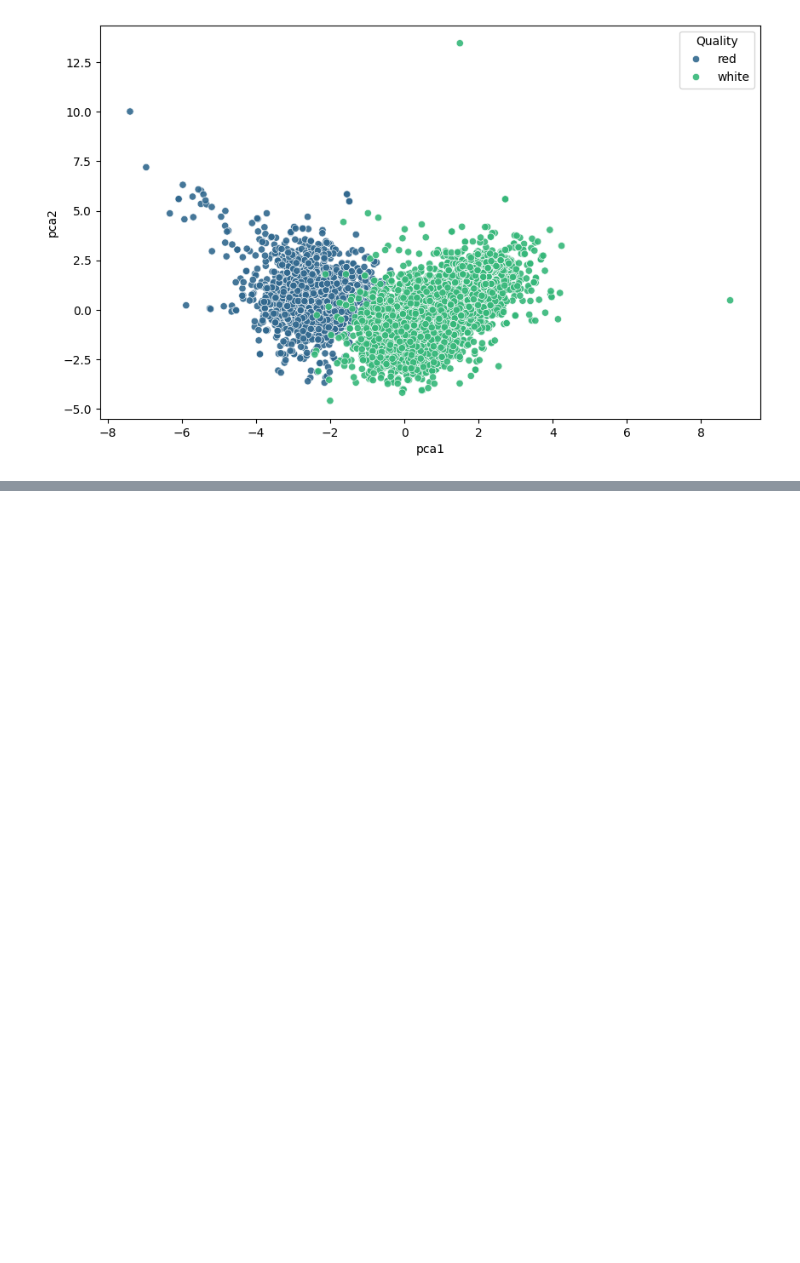
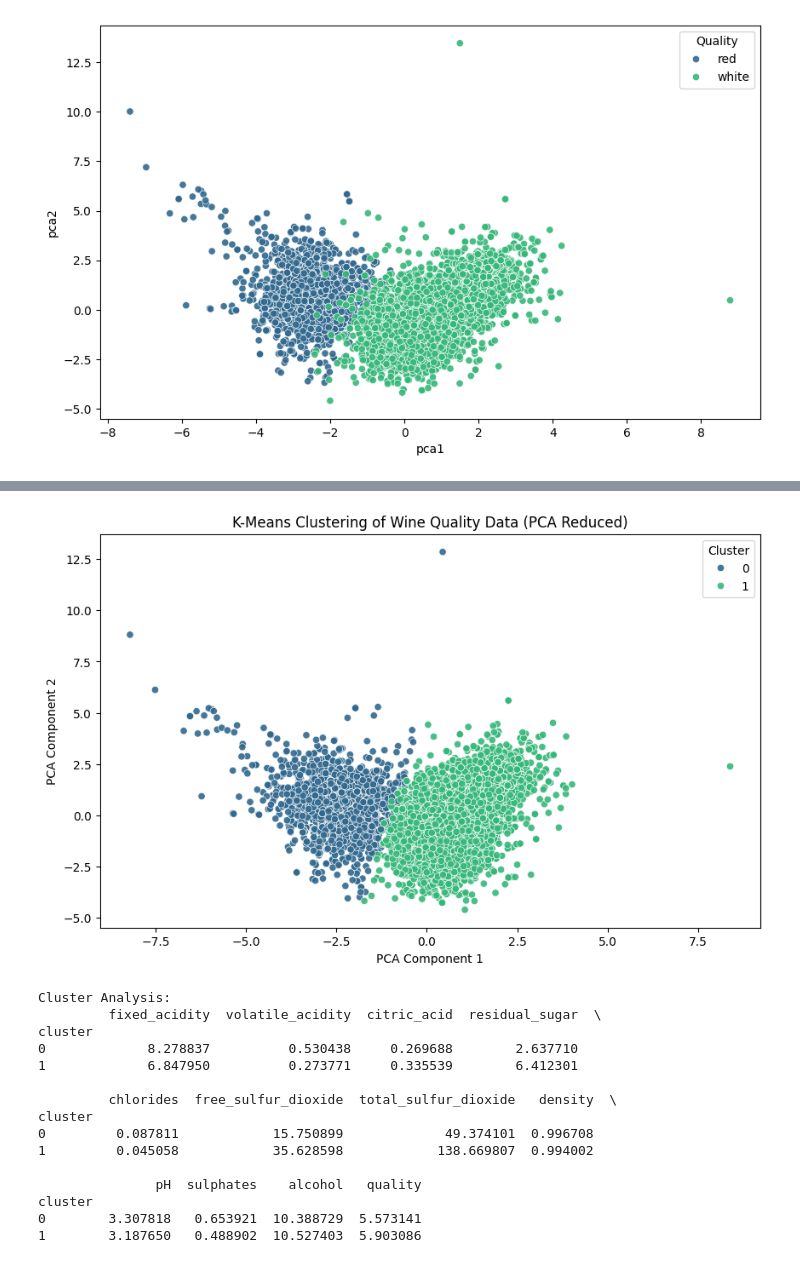
Before and after one commit to dissabnd/Applied-AI-in-Chemical-and-Process-Engineering, a Jupyter notebook: _testing.ipynb, the cells around one changed output, grey strips where cells are left out. Drawn from its saved outputs; the diff is of its cells as text; code cells hidden in the pictures; blank space fills up the shorter version.

```diff
--- a/_testing.ipynb
+++ b/_testing.ipynb
@@ -257,0 +104,59 @@ plt.show()
+# %%
+# prompt: lets use 'fixed_acidity', 'volatile_acidity', 'citric_acid', 'residual_sugar',
+#        'chlorides', 'free_sulfur_dioxide', 'total_sulfur_dioxide', 'density',
+#        'pH', 'sulphates', 'alcohol', 'quality', 'color' and do k-means ..lokking for 3 clusters
+
+from sklearn.preprocessing import StandardScaler
+from sklearn.cluster import KMeans
+
+# Select the features for clustering
+features = ['fixed_acidity', 'volatile_acidity', 'citric_acid', 'residual_sugar',
+            'chlorides', 'free_sulfur_dioxide', 'total_sulfur_dioxide', 'density',
+            'pH', 'sulphates', 'alcohol', 'quality']
+X = df[features]
+
+# Scale the features
+scaler = StandardScaler()
+X_scaled = scaler.fit_transform(X)
+
+# Apply K-Means clustering
+kmeans = KMeans(n_clusters=2, random_state=42, n_init=10)  # Set n_init explicitly
+df['cluster'] = kmeans.fit_predict(X_scaled)
+
+# Visualize the clusters (using PCA for dimensionality reduction for visualization)
+from sklearn.decomposition import PCA
+
+pca = PCA(n_components=2)
+X_pca = pca.fit_transform(X_scaled)
+
+df['pca1'] = X_pca[:, 0]
+df['pca2'] = X_pca[:, 1]
+
+plt.figure(figsize=(10, 6))
+sns.scatterplot(data=df, x='pca1', y='pca2', hue='cluster', palette='viridis', alpha=0.9)
+plt.title('K-Means Clustering of Wine Quality Data (PCA Reduced)')
+plt.xlabel('PCA Component 1')
+plt.ylabel('PCA Component 2')
+plt.legend(title='Cluster')
+plt.show()
+
+# Analyze the characteristics of each cluster
+print("\nCluster Analysis:")
+print(df.groupby('cluster')[features].mean())
+# %% [output]
+[figure, added]
+Cluster Analysis:
+         fixed_acidity  volatile_acidity  citric_acid  residual_sugar  \
+cluster
+0             8.278837          0.530438     0.269688        2.637710
+1             6.847950          0.273771     0.335539        6.412301
+
+         chlorides  free_sulfur_dioxide  total_sulfur_dioxide   density  \
+cluster
+0         0.087811            15.750899             49.374101  0.996708
+1         0.045058            35.628598            138.669807  0.994002
+
+               pH  sulphates    alcohol   quality
+cluster
+0        3.307818   0.653921  10.388729  5.573141
+1        3.187650   0.488902  10.527403  5.903086
```
Also changed, not shown: parts of 7 cells of this notebook.
